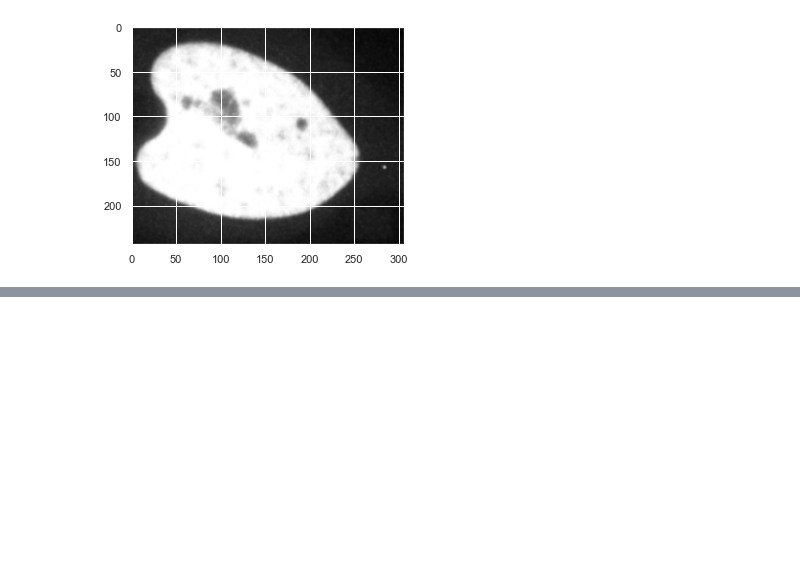
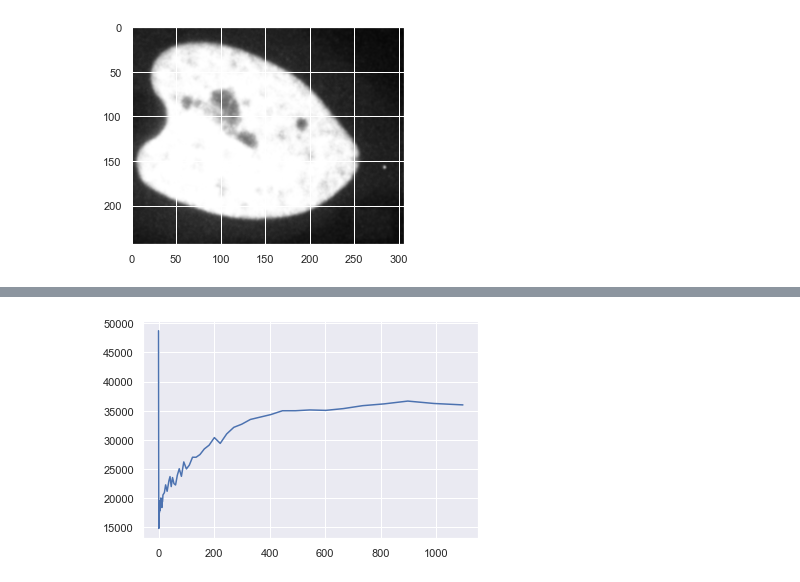
Before and after one commit to Colorado-State-University-Stasevich-Lab/frap_analysis, a Jupyter notebook: Spot_FRAP_Analyzer.ipynb, the cells around one changed output, grey strips where cells are left out. Cells and saved outputs as stored; diff of their text form; code cells hidden in the pictures; blank space fills up the shorter version.

```diff
--- a/Spot_FRAP_Analyzer.ipynb
+++ b/Spot_FRAP_Analyzer.ipynb
@@ -45,7 +45,7 @@ filename = r"7_488_BetterRegistered.tif" # FRAP7_488.tif
 # %%
 # Parameters needed for describing the FRAP experiment
 pixel_size = 0.130          #microns; 130nm for flexie and ## on confocal
-dt1 = 0.1                   #seconds; the time between frames right after FRAP at faster post-FRAP frame rate
+dt1 = 0.5                   #seconds; the time between frames right after FRAP at faster post-FRAP frame rate
 dt2 = 5                     #seconds; the time between frames at slower post-FRAP frame rate
 change_t_frame_num = 50     #unitless; the frame number at which the frame rate changes from dt1 to dt2
 frap_frame_num = 20         #unitless; the frame number at which you did the FRAP photobleach
@@ -288,0 +408,84 @@ def fillMatrixHoles(im, min_size, circ_tol = 0.7):
+# %%
+def get_frap_region_intensity(im, center=center, radius=25,label_im=False,label=False):
+    if(label_im and label):
+        return np.mean(im[label_im==label])
+    '''if(center and radius):
+        return np.mean(np.mean(im[disk(center,radius,shape = im.shape)]))
+    binarized_arr = im.copy()
+    binarized_arr[filtered_arr < frap_threshhold] = 0
+    binarized_arr[filtered_arr >= frap_threshhold] = 1'''
+    return np.mean(im[disk(center,radius,shape = im.shape)])
+# %%
+def point_to_time(im, frap_frame_num=frap_frame_num, change_t_frame_num=change_t_frame_num, dt1=dt1, dt2=dt2):
+    #times = np.concatenate(np.arange(0,(change_t_frame_num-frap_frame_num)*dt1,dt1),(np.arange(0, (im.shape[0]-change_t_frame_num)*dt2,dt2)+(change_t_frame_num-frap_frame_num)*dt1))
+    times = np.arange(0,(change_t_frame_num-frap_frame_num)*dt1,dt1)
+    times = np.concatenate((times,(np.arange(0, (im.shape[0]-change_t_frame_num)*dt2,dt2)+(change_t_frame_num-frap_frame_num)*dt1)))
+    return times
+#print(point_to_time(np.zeros((289,6,6))))
+
+def map_to_time(time_points, exp_points):
+    bins = [np.argmax(-abs(exp_points-i)) for i in time_points]
+    #binned_points = [time_points[np.argwhere(bins-i == 0)] for i in np.unique(bins)] #if len(time_points[np.argmax(-abs(bins-i))]) != 0]
+    binned_points = [np.argwhere(bins-i == 0) for i in np.unique(bins)] #if len(time_points[np.argmax(-abs(bins-i))]) != 0]
+    #Produces extra layer of array wrappers which are unnecessary, fixed when used below
+    time_plotted = exp_points[np.unique(bins)]
+    #print(bins)
+    #print(len(binned_points))
+    return binned_points,time_plotted
+
+def make_frap_curve(im, rate = 0.1, frap_frame_num=frap_frame_num, change_t_frame_num=change_t_frame_num, dt1=dt1, dt2=dt2, radius=25):
+
+    #exp Whileⅇexp i ≤ Length[myfrap〚1〛] - frapn + 1,
+    #explist = Appendexplist, ⅇexp i // Round[#, 1] &;
+    # i = i + 1;
+    times = point_to_time(im, frap_frame_num, change_t_frame_num, dt1, dt2)
+    exp_list = np.concatenate((np.arange(0,1,0.1),[exp(i*rate) for i in range(len(times)) if exp(i*rate) < times[-1]]))
+    #print(len(exp_list))
+    #print(len(times))
+    binned_points,time_points = map_to_time(times, exp_list)
+
+    #intensity_list = [np.mean(map(get_frame_nucleus_intensity,im[i,:,:])) for i in binned_points] #Obviously not correct, need function to get at image frame
+    intensity_list = np.zeros((len(binned_points)))
+    '''for i in range(len(binned_points)):
+        temp_intense = 0
+        for j in binned_points[i]:
+            temp_intense += get_frame_nucleus_intensity(im,frame = int(j[0])+frap_frame_num)
+        print(temp_intense)
+        intensity_list[i] = (temp_intense/len(binned_points[i]))'''
+    for i in range(len(binned_points)):
+        temp_intense = 0
+        for j in binned_points[i]:
+            temp_intense += get_frap_region_intensity(im[int(j[0])+frap_frame_num,:,:], radius = radius)
+        #print(temp_intense)
+        intensity_list[i] = (temp_intense/len(binned_points[i]))
+    #intensity_list = [get_frap_region_intensity(im[i[0]]) for j in i for i in ]
+    return intensity_list,time_points
+
+before_frap_spot = get_frap_region_intensity(vid[frap_frame_num-1,:,:])
+frap_curve,frap_times = make_frap_curve(vid)
+frap_times = np.concatenate(([-1],frap_times))
+frap_curve = np.concatenate(([before_frap_spot],frap_curve))
+#print(frap_curve)
+plt.plot(frap_times,frap_curve)
+plt.show()
+plt.plot(frap_times[:30],frap_curve[:30])
+plt.show()
+
+frap_curve,frap_times = make_frap_curve(vid, radius = 40)
+frap_times = np.concatenate(([-1],frap_times))
+frap_curve = np.concatenate(([before_frap_spot],frap_curve))
+plt.plot(frap_times,frap_curve)
+plt.show()
+plt.plot(frap_times[:30],frap_curve[:30])
+plt.show()
+
+frap_curve,frap_times = make_frap_curve(vid, radius = 15)
+frap_times = np.concatenate(([-1],frap_times))
+frap_curve = np.concatenate(([before_frap_spot],frap_curve))
+plt.plot(frap_times,frap_curve)
+plt.show()
+plt.plot(frap_times[:30],frap_curve[:30])
+plt.show()
+#How to represent on graph if average of multiple points?
+# %% [output]
+[figure, added]
```
Also changed, not shown: parts of 10 cells of this notebook.
